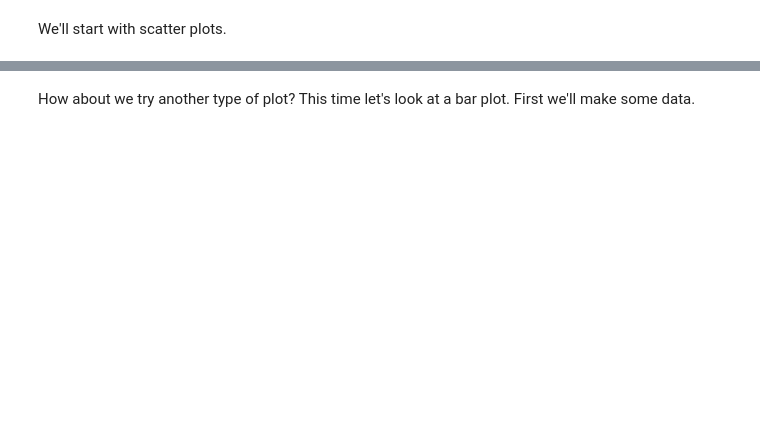
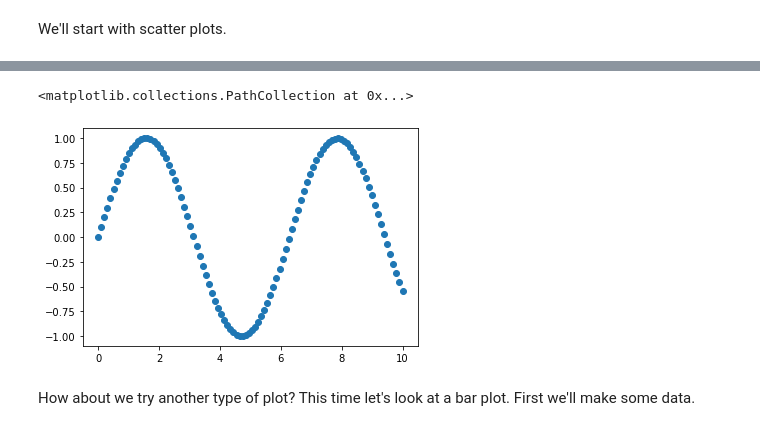
Before and after one commit to tamim-18/ML-CookBook, a Jupyter notebook: matplotlib/matplotlib-exercises.ipynb, the cells around one changed output, grey strips where cells are left out. Drawn from its saved outputs; the diff is of its cells as text; code cells hidden in the pictures; blank space fills up the shorter version.

```diff
--- a/matplotlib/matplotlib-exercises.ipynb
+++ b/matplotlib/matplotlib-exercises.ipynb
@@ -89,5 +114,10 @@ We'll start with scatter plots.
 # %%
 # Create a scatter plot of X versus np.sin(X)
+fig,ax=plt.subplots()
+ax.scatter(x,np.sin(x))
+# %% [output]
+<matplotlib.collections.PathCollection at 0x...>
+[figure, added]
 # %% [markdown]
 How about we try another type of plot? This time let's look at a bar plot. First we'll make some data.
 # %%
```
Also changed, not shown: parts of 11 cells of this notebook.
